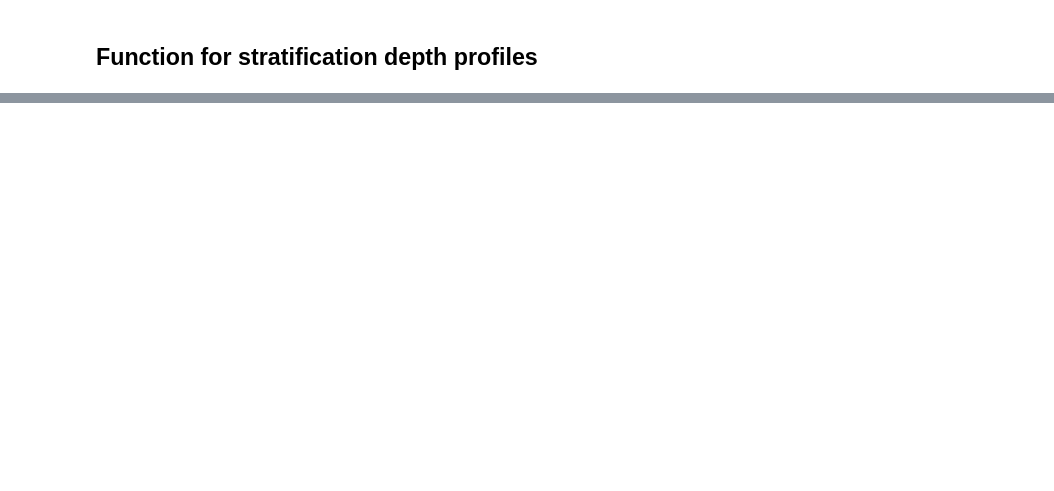
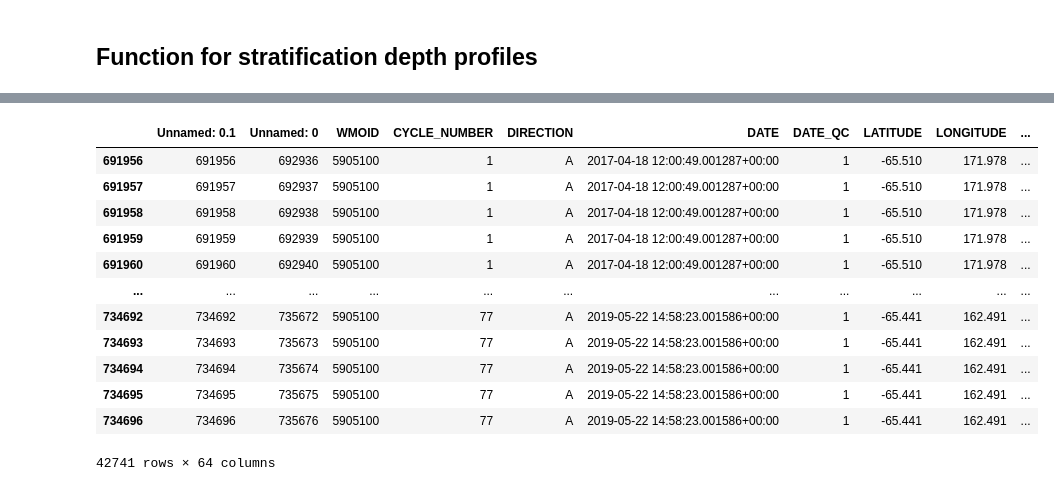
Before and after one commit to Lilah-Asalie/IBIS_Project, a Jupyter notebook: New_depth_nsq.ipynb, the cells around one changed output, grey strips where cells are left out. Saved outputs shown, nothing was run; the diff lists cells and outputs as text; code cells hidden in the pictures; blank space fills up the shorter version.

```diff
--- a/New_depth_nsq.ipynb
+++ b/New_depth_nsq.ipynb
@@ -132,0 +134,17 @@ prof_yr(df = df_new, season = '2014-2015', WMOID = 5904105)
+# %%
+df_id = df_new[df_new['WMOID'] == 5905100]
+df_id
+# %% [output]
+|  | Unnamed: 0.1 | Unnamed: 0 | WMOID | CYCLE_NUMBER | DIRECTION | DATE | DATE_QC | LATITUDE | LONGITUDE | ... |
+| 691956 | 691956 | 692936 | 5905100 | 1 | A | 2017-04-18 12:00:49.001287+00:00 | 1 | -65.510 | 171.978 | ... |
+| 691957 | 691957 | 692937 | 5905100 | 1 | A | 2017-04-18 12:00:49.001287+00:00 | 1 | -65.510 | 171.978 | ... |
+| 691958 | 691958 | 692938 | 5905100 | 1 | A | 2017-04-18 12:00:49.001287+00:00 | 1 | -65.510 | 171.978 | ... |
+| 691959 | 691959 | 692939 | 5905100 | 1 | A | 2017-04-18 12:00:49.001287+00:00 | 1 | -65.510 | 171.978 | ... |
+| 691960 | 691960 | 692940 | 5905100 | 1 | A | 2017-04-18 12:00:49.001287+00:00 | 1 | -65.510 | 171.978 | ... |
+| ... | ... | ... | ... | ... | ... | ... | ... | ... | ... | ... |
+| 734692 | 734692 | 735672 | 5905100 | 77 | A | 2019-05-22 14:58:23.001586+00:00 | 1 | -65.441 | 162.491 | ... |
+| 734693 | 734693 | 735673 | 5905100 | 77 | A | 2019-05-22 14:58:23.001586+00:00 | 1 | -65.441 | 162.491 | ... |
+| 734694 | 734694 | 735674 | 5905100 | 77 | A | 2019-05-22 14:58:23.001586+00:00 | 1 | -65.441 | 162.491 | ... |
+| 734695 | 734695 | 735675 | 5905100 | 77 | A | 2019-05-22 14:58:23.001586+00:00 | 1 | -65.441 | 162.491 | ... |
+| 734696 | 734696 | 735676 | 5905100 | 77 | A | 2019-05-22 14:58:23.001586+00:00 | 1 | -65.441 | 162.491 | ... |
+42741 rows × 64 columns
```
Also changed, not shown: parts of 4 cells of this notebook.
